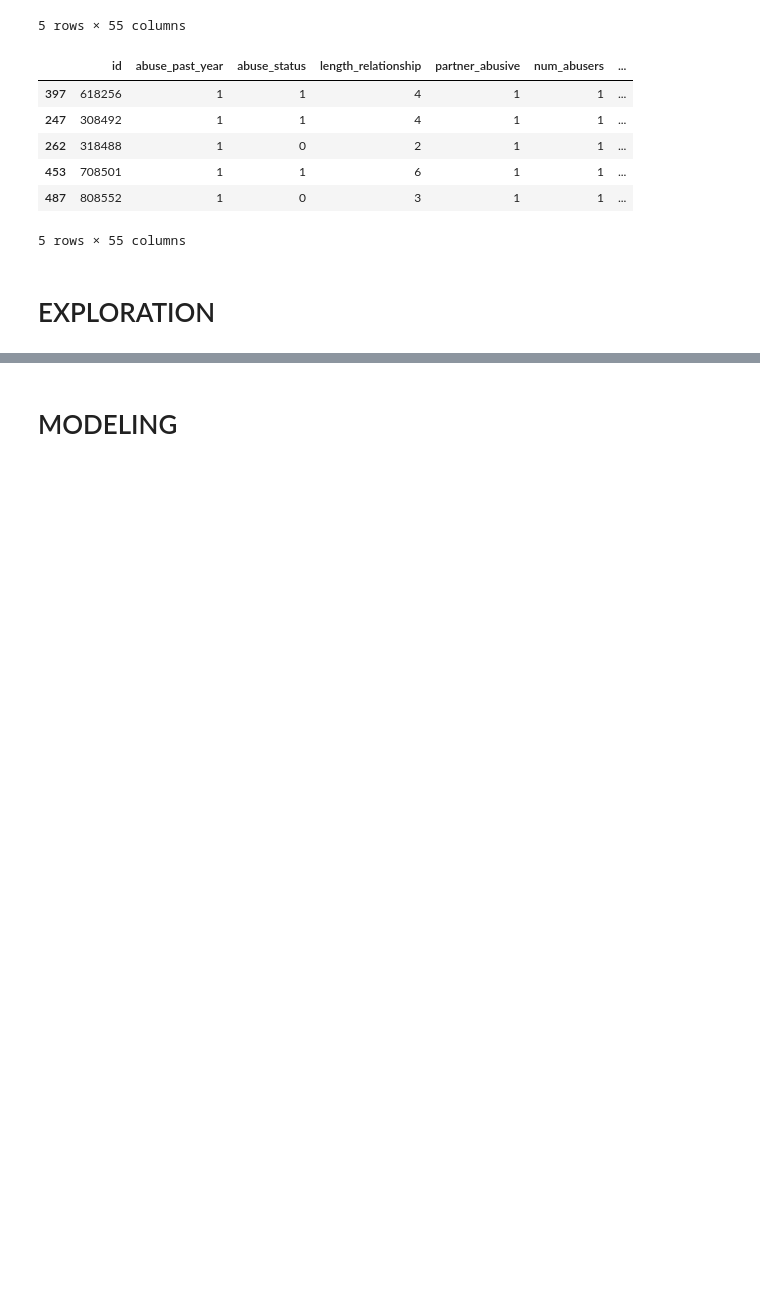
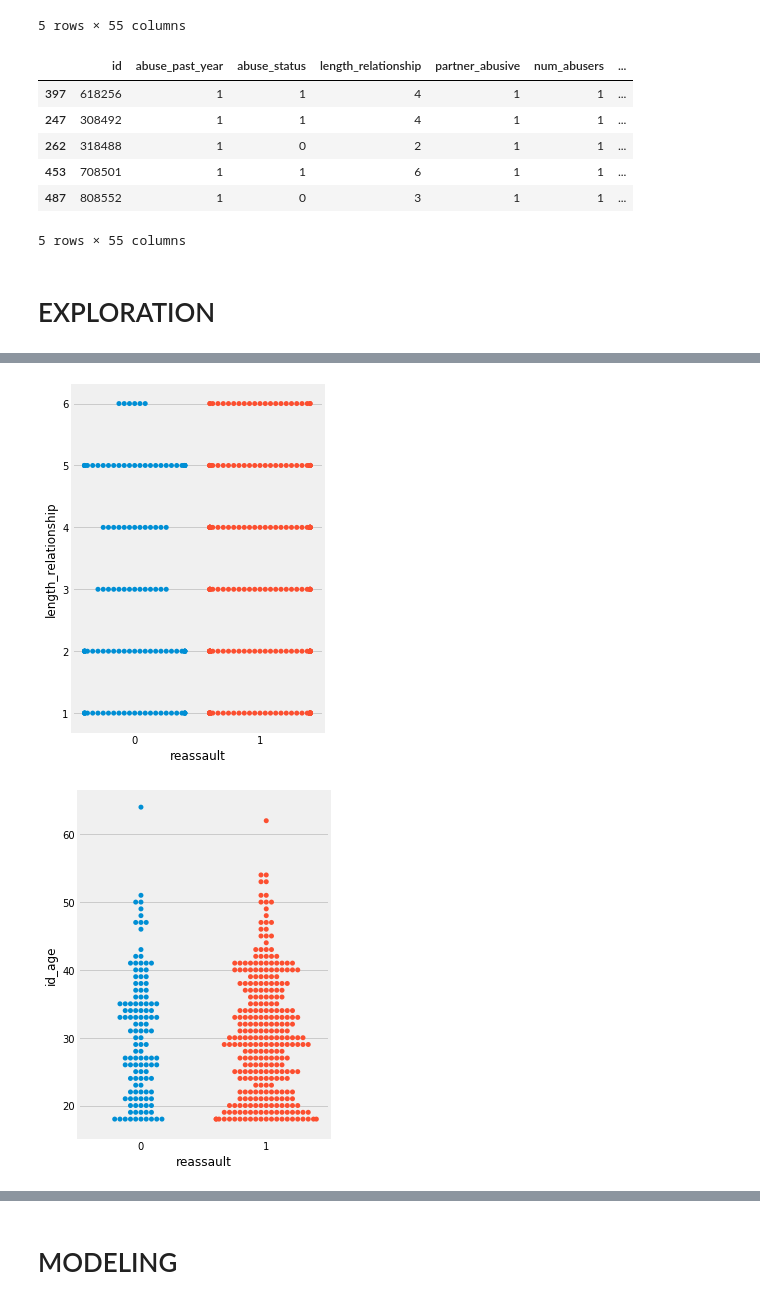
Before and after one commit to codeup-capstone-one/domestic-violence, a Jupyter notebook: dd_model_phase2.ipynb, the cells around one changed output, grey strips where cells are left out. Saved outputs shown, nothing was run; the diff lists cells and outputs as text; code cells hidden in the pictures; blank space fills up the shorter version.

```diff
--- a/dd_model_phase2.ipynb
+++ b/dd_model_phase2.ipynb
@@ -438,0 +526,3 @@ plot_hist(dfb)
+# %%
+# add the continuous variables into their own list
+continuous_vars = ['length_relationship', 'id_age']
@@ -438,0 +580,5 @@ plot_hist(dfb)
+# %%
+explore.swarrrm(train_df, 'reassault', continuous_vars)
+# %% [output]
+[figure, added]
+[figure, added]
```
Also changed, not shown: parts of 75 cells of this notebook.
